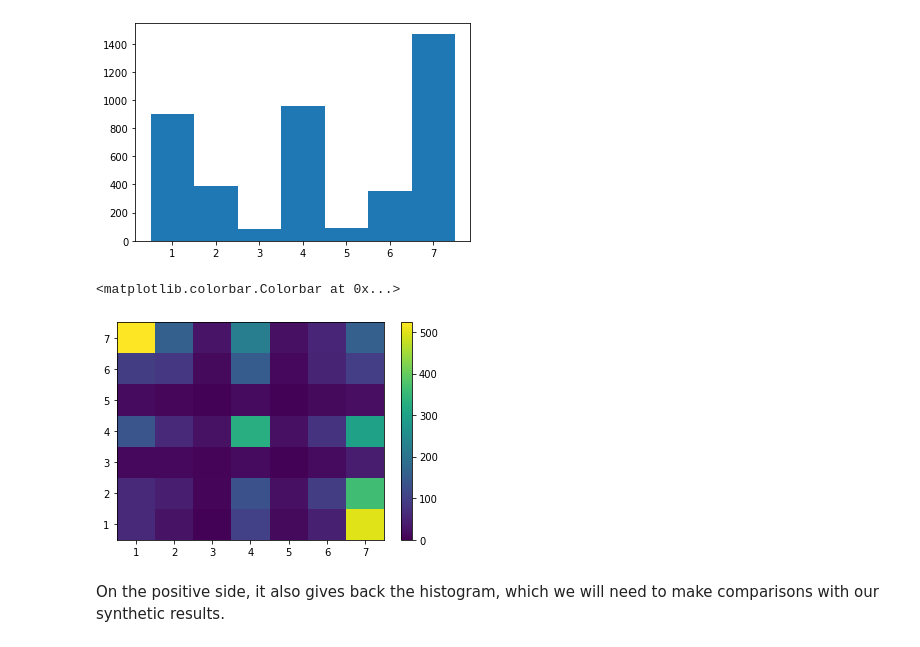
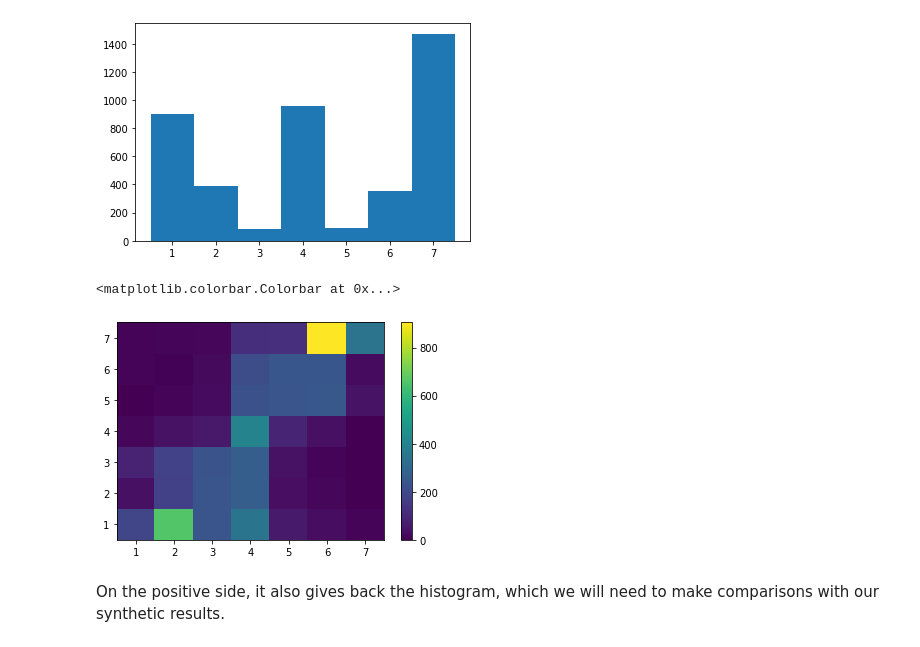
Before and after one commit to FavioDiCiocco/Doctorado, a Jupyter notebook: Tercer Año/Programas Python/Distribuciones ANES/plot_hists_ANES.ipynb, the cells around one changed output. Saved outputs shown, nothing was run; the diff lists cells and outputs as text; code cells hidden in the pictures.

```diff
--- a/Tercer Año/Programas Python/Distribuciones ANES/plot_hists_ANES.ipynb
+++ b/Tercer Año/Programas Python/Distribuciones ANES/plot_hists_ANES.ipynb
@@ -48,7 +48,7 @@ In the ANES case, this information is codified in columns V160101 for the pre-el
 # %% [markdown]
 ### Loading the database
 # %%
-filename = "Anes_2016/anes_timeseries_2016.dta"
+filename = "Anes_2020/anes_timeseries_20.dta"
 df_raw_data = pd.read_stata(filename)
 df_raw_data.head()
 # %% [output]
@@ -242,19 +297,19 @@ hist, edges, fig = plt.hist(x=df_aux[code], weights=df_aux[weights],
 # %% [output]
 [figure]
 # %%
-code_1 = 'V161196x' # Wall with Mexico
-code_2 = 'V161114x' # Birthright citizenship
-weights = 'V160101'
+code_1 = 'V201200' # Wall with Mexico
+code_2 = 'V201231x' # Birthright citizenship
+weights = 'V200010a'
 
 df_aux = df_data.loc[(df_data[code_1]>0) & (df_data[code_2]>0)]
 
 hist2d, xedges, yedges, im = plt.hist2d(x=df_aux[code_1], y=df_aux[code_2], weights=df_aux[weights], vmin=0,
          bins=[np.arange(df_aux[code_1].min()-0.5, df_aux[code_1].max()+1.5, 1), np.arange(df_aux[code_2].min()-0.5, df_aux[code_2].max()+1.5, 1)])
 
 plt.colorbar(im)
 # %% [output]
 <matplotlib.colorbar.Colorbar at 0x...>
-[figure, old version]
+[figure, new version]
 # %% [markdown]
 On the positive side, it also gives back the histogram, which we will need to make comparisons with our synthetic results.
 # %%
```
Also changed, not shown: parts of 5 cells of this notebook, 4 other files.
